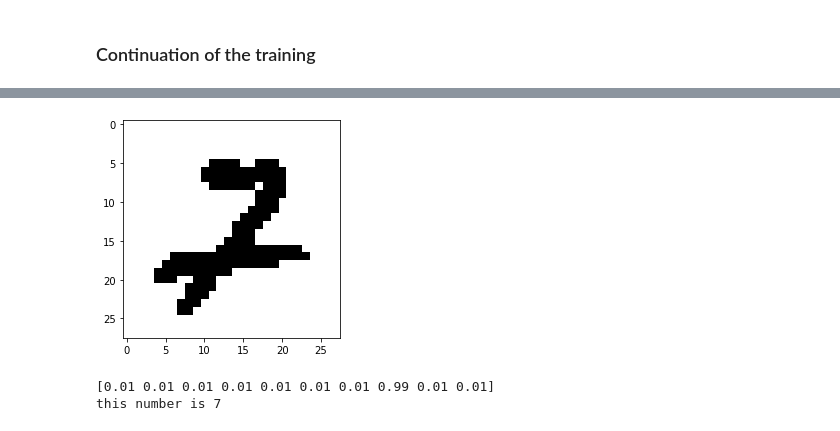
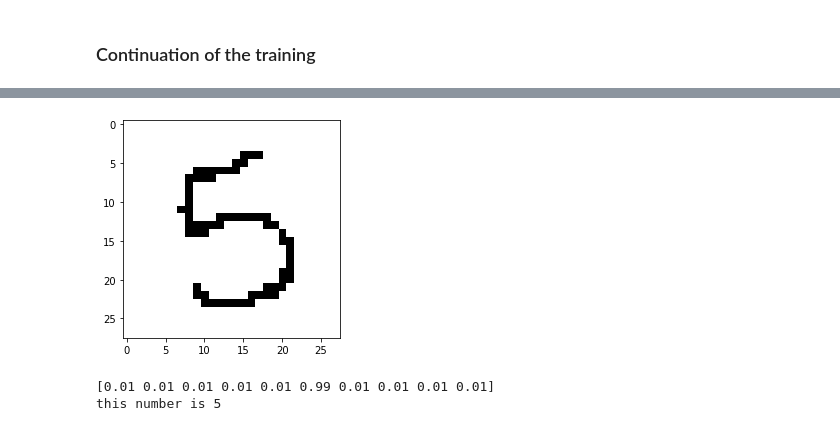
Before and after one commit to Francis-Magallanes/Any, a Jupyter notebook: Neural-Network-Training.ipynb, the cells around one changed output, grey strips where cells are left out. Saved outputs shown, nothing was run; the diff lists cells and outputs as text; code cells hidden in the pictures.

```diff
--- a/Neural-Network-Training.ipynb
+++ b/Neural-Network-Training.ipynb
@@ -231,21 +231,21 @@ MSE: 0.10538463935115146
 # %%
 #correct but extremely hard
 #1459, 520
 
-#9009,3828,53 - wrong output of the neural network
-index = 9009
+#9009- wrong output of the neural network
+index = 53
 img = test_data_x[:,index]
 
 sample = img.reshape((28,28))
 plt.imshow(sample, cmap = "Greys")
 plt.show()
 
 print(test_data_y[:,index])
 print(f"this number is {np.argmax(test_data_y[:,index])}")
 # %% [output]
-[figure, old version]
+[figure, new version]
-[0.01 0.01 0.01 0.01 0.01 0.01 0.01 0.99 0.01 0.01]
-this number is 7
+[0.01 0.01 0.01 0.01 0.01 0.99 0.01 0.01 0.01 0.01]
+this number is 5
 # %%
 test = np.array([img])
 test = test.T
```
Also changed, not shown: parts of 3 cells of this notebook, 1 other file.
